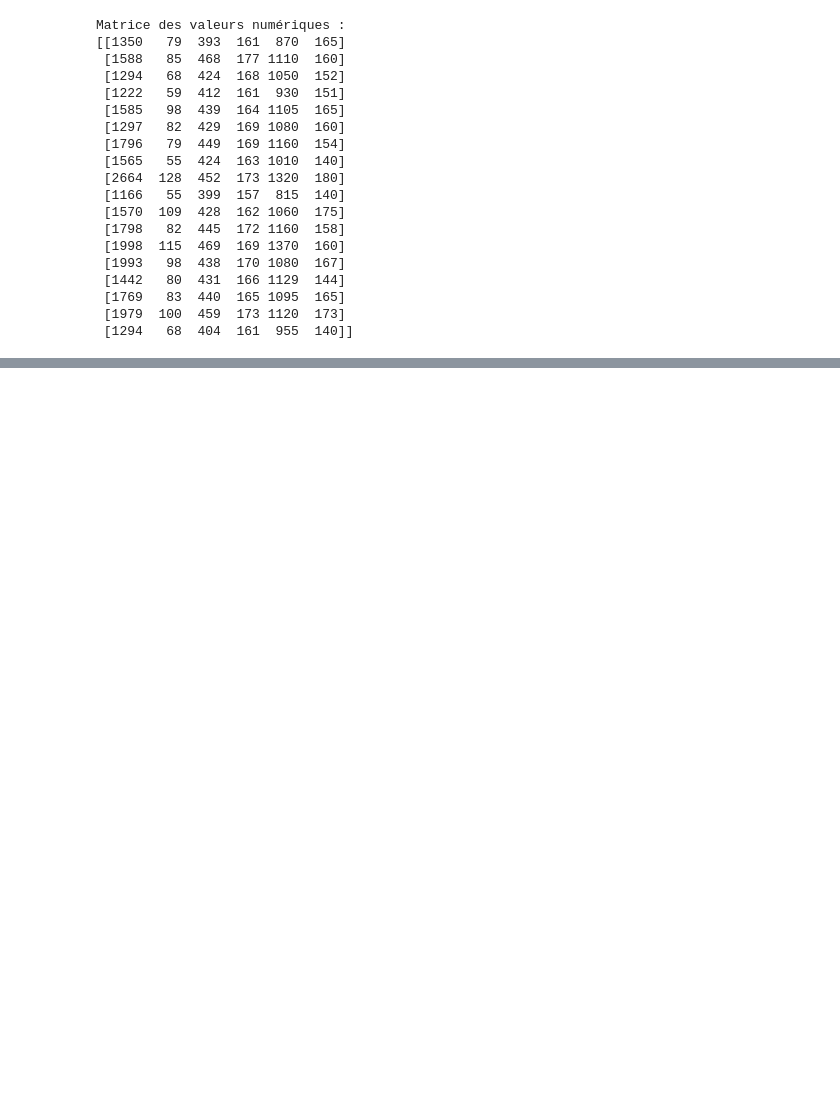
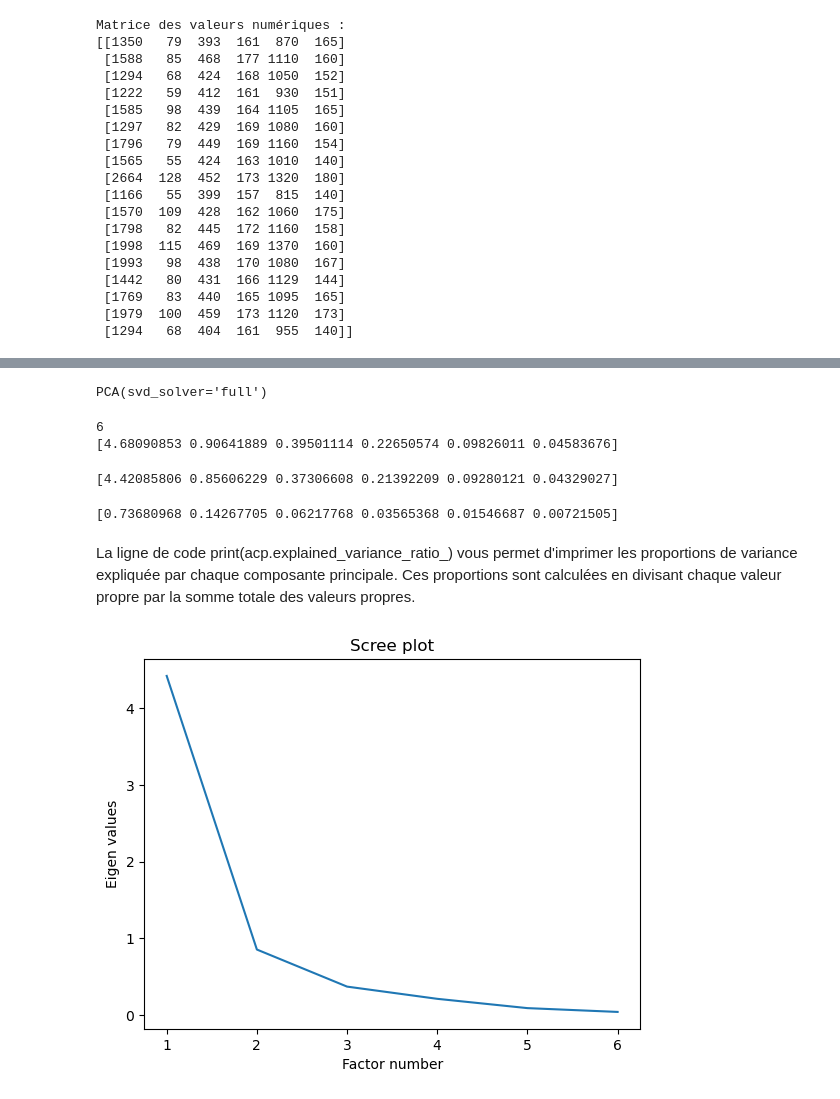
Before and after one commit to bytegajja/ACP-avec-python, a Jupyter notebook: ACP WITH PYTHON .ipynb, the cells around one changed output, grey strips where cells are left out. Saved outputs shown, nothing was run; the diff lists cells and outputs as text; code cells hidden in the pictures; blank space fills up the shorter version.

Commit message:
valeur propre

```diff
--- a/ACP WITH PYTHON .ipynb
+++ b/ACP WITH PYTHON .ipynb
@@ -179,0 +202,49 @@ NameError: name 'numpy' is not defined
+# %%
+#classe pour l'ACP
+from sklearn.decomposition import PCA
+#instanciation
+acp = PCA(svd_solver='full')
+#affichage des paramètres
+print(acp)
+# %% [output]
+PCA(svd_solver='full')
+# %%
+# calcul
+coord = acp.fit_transform(Z)
+#nombre de composantes calculées
+print(acp.n_components_)
+print(acp.explained_variance_)
+# %% [output]
+6
+[4.68090853 0.90641889 0.39501114 0.22650574 0.09826011 0.04583676]
+# %%
+# Calcul du nombre d'observations
+n = Z.shape[0]  # Nombre de lignes dans la matrice Z
+
+# Calcul des valeurs propres corrigées
+eigval = (n-1)/n * acp.explained_variance_
+print(eigval)
+# %% [output]
+[4.42085806 0.85606229 0.37306608 0.21392209 0.09280121 0.04329027]
+# %%
+#proportion de variance expliquée
+print(acp.explained_variance_ratio_)
+# %% [output]
+[0.73680968 0.14267705 0.06217768 0.03565368 0.01546687 0.00721505]
+# %% [markdown]
+La ligne de code print(acp.explained_variance_ratio_) vous permet d'imprimer les proportions de variance expliquée par chaque composante principale. Ces proportions sont calculées en divisant chaque valeur propre par la somme totale des valeurs propres.
+# %%
+import numpy as np
+import matplotlib.pyplot as plt
+
+# Définition du nombre de composantes principales
+p = len(eigval)
+
+# Tracer le scree plot
+plt.plot(np.arange(1, p+1), eigval)
+plt.title("Scree plot")
+plt.ylabel("Eigen values")
+plt.xlabel("Factor number")
+plt.show()
+# %% [output]
+[figure, added]
```
Also changed, not shown: parts of 20 cells of this notebook.
